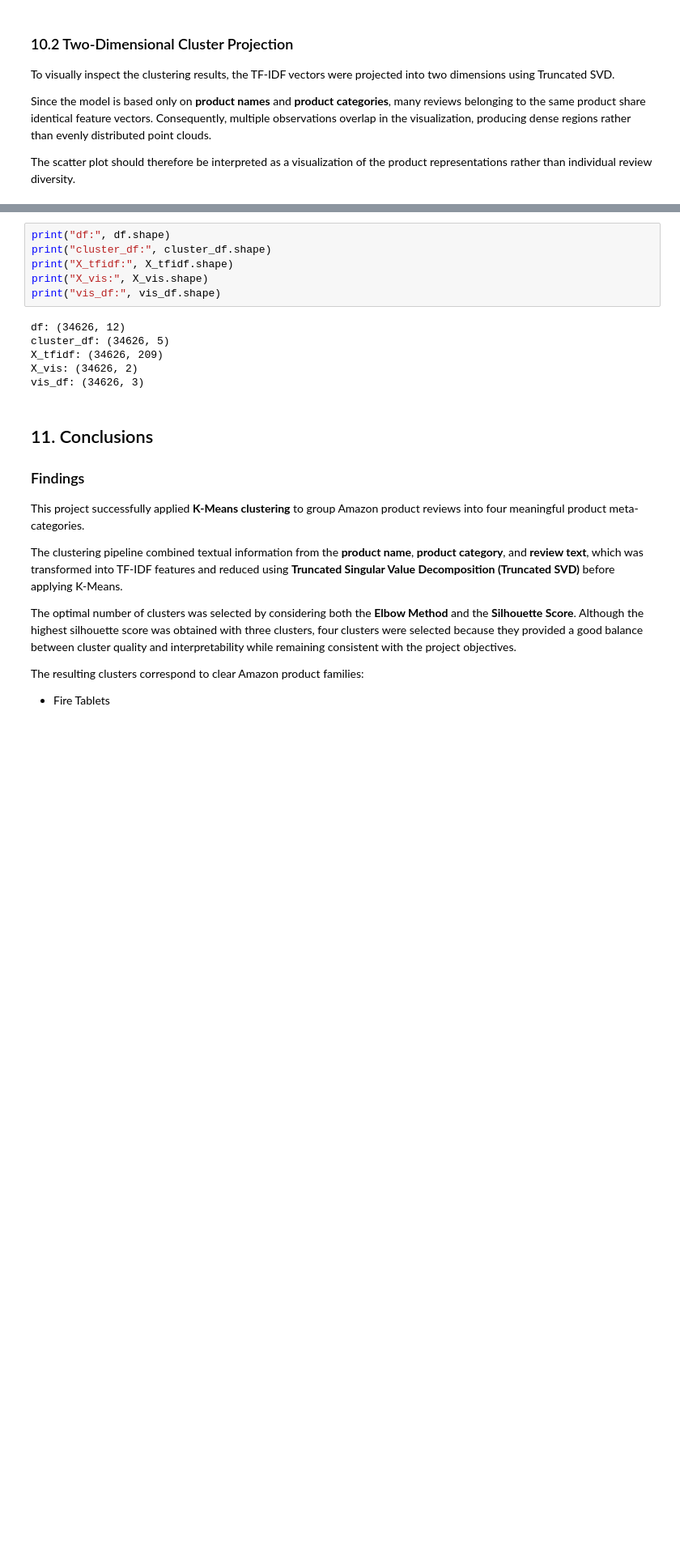
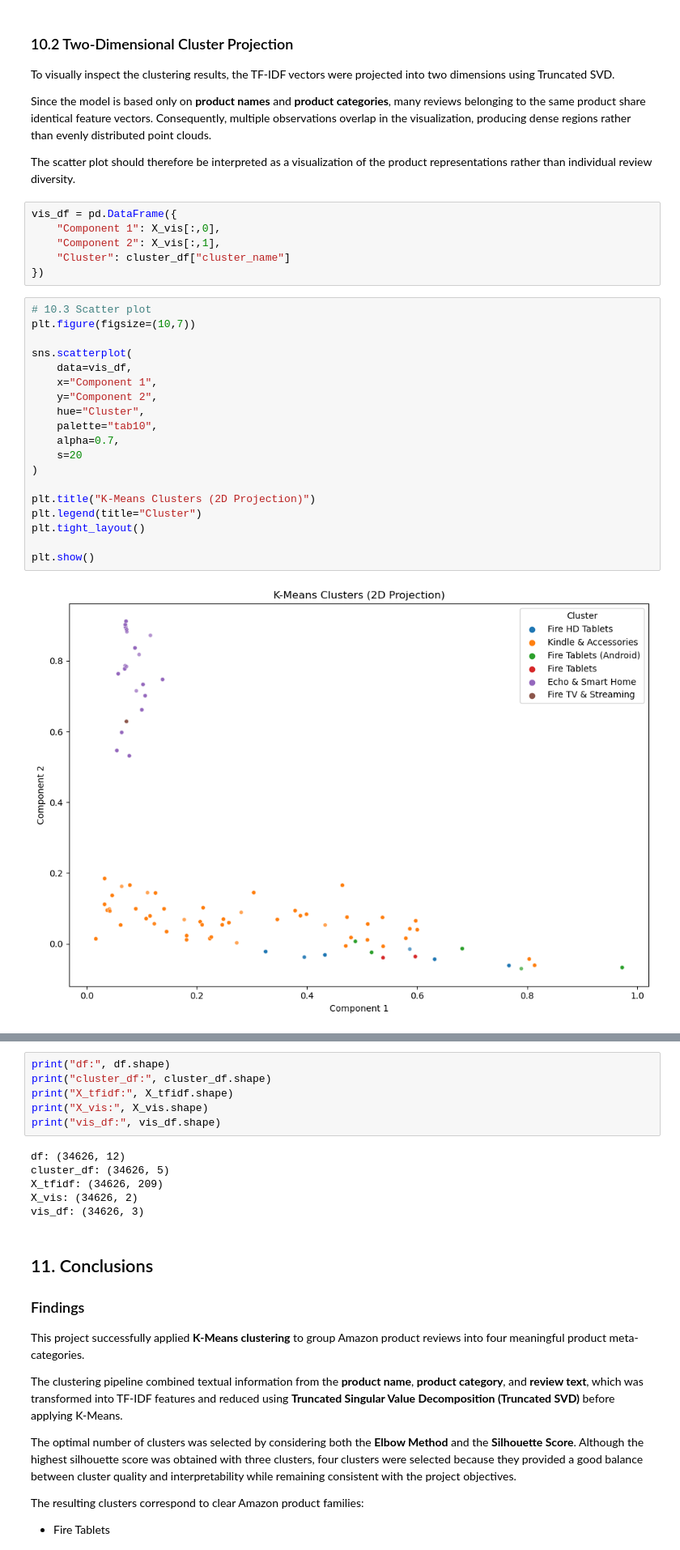
Before and after one commit to Casildagsf/IRONHACK-AI-PROJECT3, a Jupyter notebook: Clustering/base_line_C_sin_text.ipynb, the cells around one changed output, grey strips where cells are left out. Shown at 81% size. Saved outputs shown, nothing was run; the diff lists cells and outputs as text; blank space fills up the shorter version.

```diff
--- a/Clustering/base_line_C_sin_text.ipynb
+++ b/Clustering/base_line_C_sin_text.ipynb
@@ -491,3 +471,30 @@ To visually inspect the clustering results, the TF-IDF vectors were projected in
 Since the model is based only on **product names** and **product categories**, many reviews belonging to the same product share identical feature vectors. Consequently, multiple observations overlap in the visualization, producing dense regions rather than evenly distributed point clouds.
 
 The scatter plot should therefore be interpreted as a visualization of the product representations rather than individual review diversity.
+# %%
+vis_df = pd.DataFrame({
+    "Component 1": X_vis[:,0],
+    "Component 2": X_vis[:,1],
+    "Cluster": cluster_df["cluster_name"]
+})
+# %%
+# 10.3 Scatter plot
+plt.figure(figsize=(10,7))
+
+sns.scatterplot(
+    data=vis_df,
+    x="Component 1",
+    y="Component 2",
+    hue="Cluster",
+    palette="tab10",
+    alpha=0.7,
+    s=20
+)
+
+plt.title("K-Means Clusters (2D Projection)")
+plt.legend(title="Cluster")
+plt.tight_layout()
+
+plt.show()
+# %% [output]
+[figure, added]
```
Also changed, not shown: parts of 15 cells of this notebook, 4 other files.
